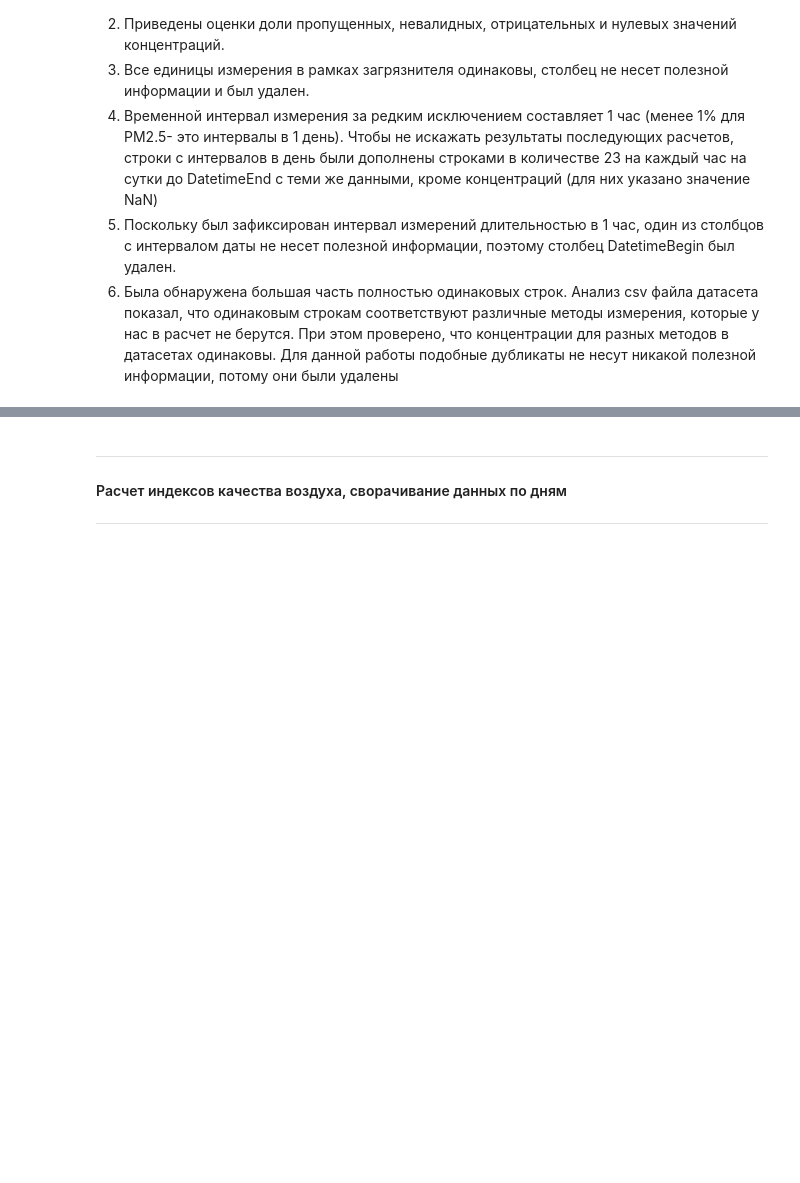
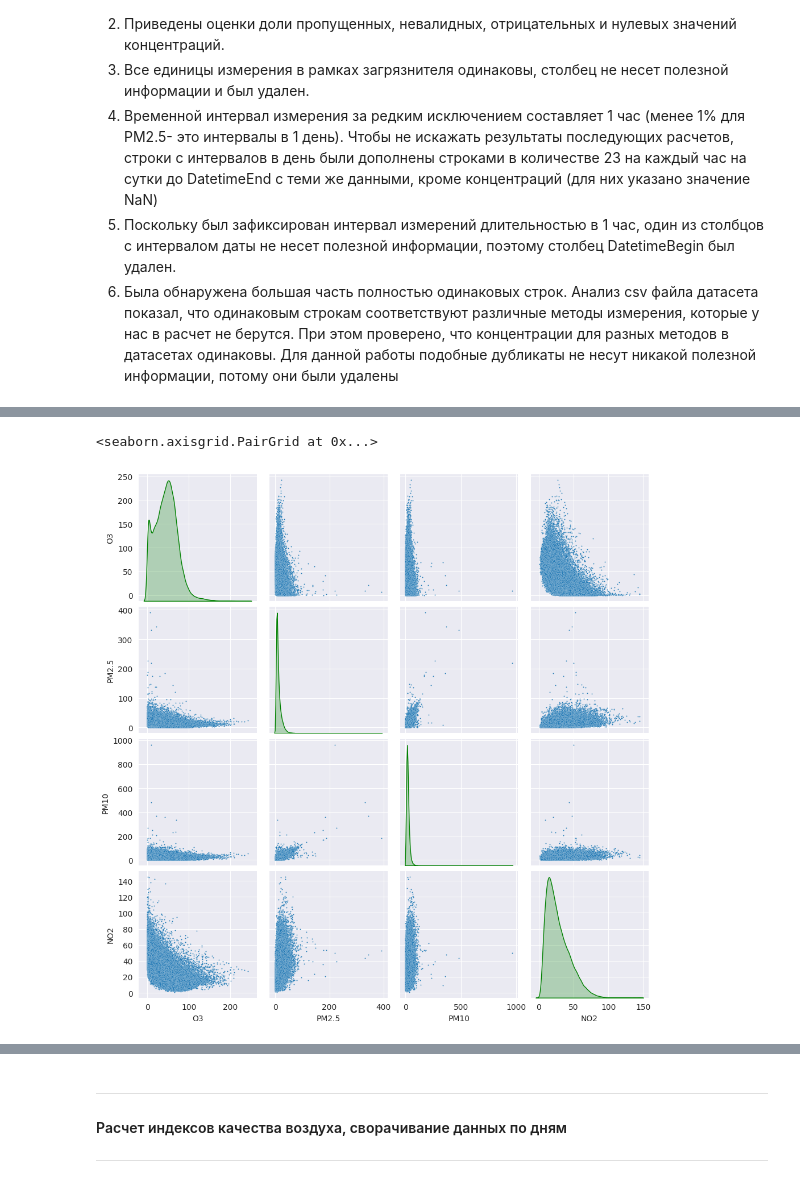
Before and after one commit to AlexandraNasonova/air_pollution_predict, a Jupyter notebook: airpollpredictor/eda/eda_one_station/eda2_selected_pollutant_data_clean_up.ipynb, the cells around one changed output, grey strips where cells are left out. Saved outputs shown, nothing was run; the diff lists cells and outputs as text; code cells hidden in the pictures; blank space fills up the shorter version.

```diff
--- a/airpollpredictor/eda/eda_one_station/eda2_selected_pollutant_data_clean_up.ipynb
+++ b/airpollpredictor/eda/eda_one_station/eda2_selected_pollutant_data_clean_up.ipynb
@@ -401,0 +462,9 @@ for i in range(len(POL_CODES)):
+# %%
+df_mean_list = list()
+for i in range(len(POL_CODES)):
+    df_p = df_list[i].reset_index()
+    df_mean_list.append(df_p.groupby('DatetimeEnd', as_index=False)['Concentration'].mean())
+    df_mean_list[i].rename(columns={'Concentration': POL_NAMES[POL_CODES[i]]}, inplace=True)
+df_ts = reduce(lambda df1, df2: df1.merge(df2, how='outer', left_on=['DatetimeEnd'], right_on=['DatetimeEnd']), df_mean_list)
+print(df_ts.shape[0])
+df_ts.head()
@@ -401,0 +479,5 @@ for i in range(len(POL_CODES)):
+# %%
+sns.pairplot(df_ts, diag_kind='kde', kind='scatter', plot_kws={"s": 2}, diag_kws={'color':'green'})
+# %% [output]
+<seaborn.axisgrid.PairGrid at 0x...>
+[figure, added]
```
Also changed, not shown: parts of 9 cells of this notebook, 1 other file.
